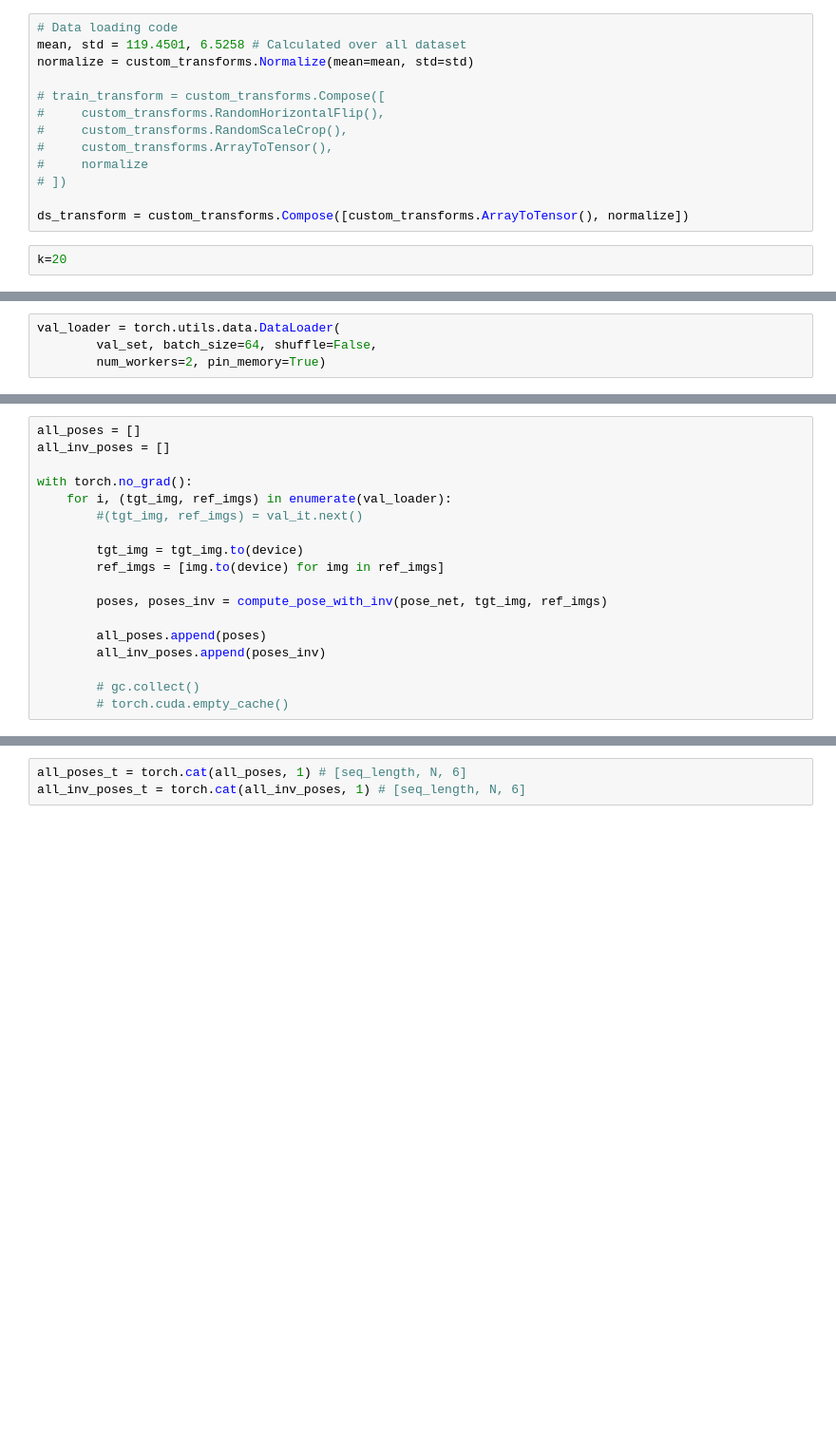
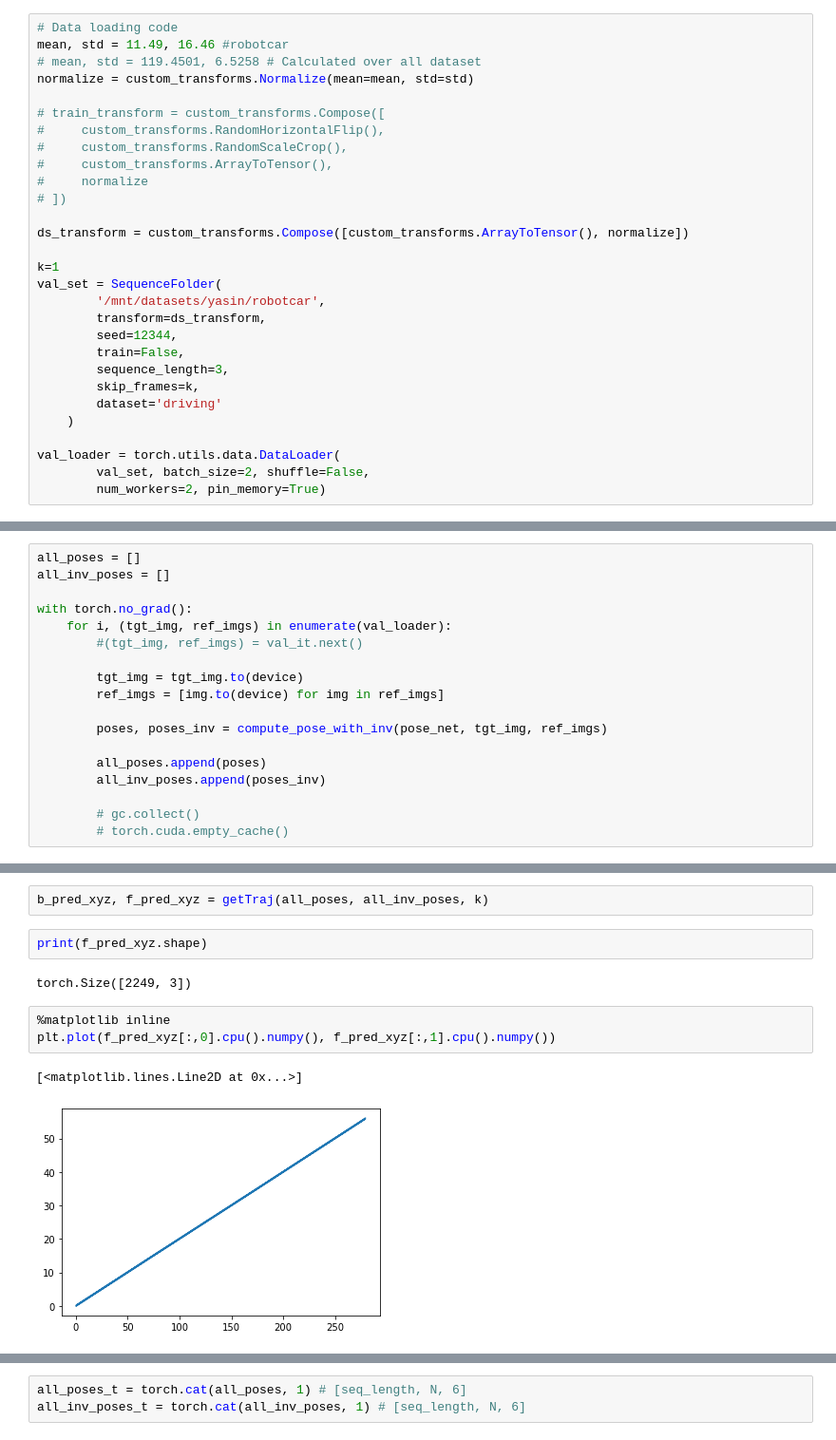
Before and after one commit to yasinalm/gramme, a Jupyter notebook: notebooks/test_vo.ipynb, the cells around one changed output, grey strips where cells are left out. Shown at 95% size. Cells and saved outputs as stored; diff of their text form; blank space fills up the shorter version.

Commit message:
traj calculation fix and se(2) pose

```diff
--- a/notebooks/test_vo.ipynb
+++ b/notebooks/test_vo.ipynb
@@ -44,7 +45,8 @@ PoseResNet(
 )
 # %%
 # Data loading code
-mean, std = 119.4501, 6.5258 # Calculated over all dataset
+mean, std = 11.49, 16.46 #robotcar
+# mean, std = 119.4501, 6.5258 # Calculated over all dataset
 normalize = custom_transforms.Normalize(mean=mean, std=std)
 
 # train_transform = custom_transforms.Compose([
@@ -55,5 +57,18 @@ normalize = custom_transforms.Normalize(mean=mean, std=std)
 # ])
 
 ds_transform = custom_transforms.Compose([custom_transforms.ArrayToTensor(), normalize])
+
+k=1
+val_set = SequenceFolder(
+        '/mnt/datasets/yasin/robotcar',
+        transform=ds_transform,
+        seed=12344,
+        train=False,
+        sequence_length=3,
+        skip_frames=k,
+        dataset='driving'
+    )
+
+val_loader = torch.utils.data.DataLoader(
+        val_set, batch_size=2, shuffle=False,
+        num_workers=2, pin_memory=True)
-# %%
-k=20
@@ -70,6 +75,2 @@ val_set = SequenceFolder(
 # %%
 vo_eval = RadarEvalOdom('/mnt/datasets/yasin/records2-23mart2020/vicon-data-subsampled/vicon-gt-test1.csv')
-# %%
-val_loader = torch.utils.data.DataLoader(
-        val_set, batch_size=64, shuffle=False,
-        num_workers=2, pin_memory=True)
@@ -109,0 +198,12 @@ print(len(all_poses))
+# %%
+b_pred_xyz, f_pred_xyz = getTraj(all_poses, all_inv_poses, k)
+# %%
+print(f_pred_xyz.shape)
+# %% [output]
+torch.Size([2249, 3])
+# %%
+%matplotlib inline
+plt.plot(f_pred_xyz[:,0].cpu().numpy(), f_pred_xyz[:,1].cpu().numpy())
+# %% [output]
+[<matplotlib.lines.Line2D at 0x...>]
+[figure, added]
```
Also changed, not shown: parts of 15 cells of this notebook, 3 other files.
